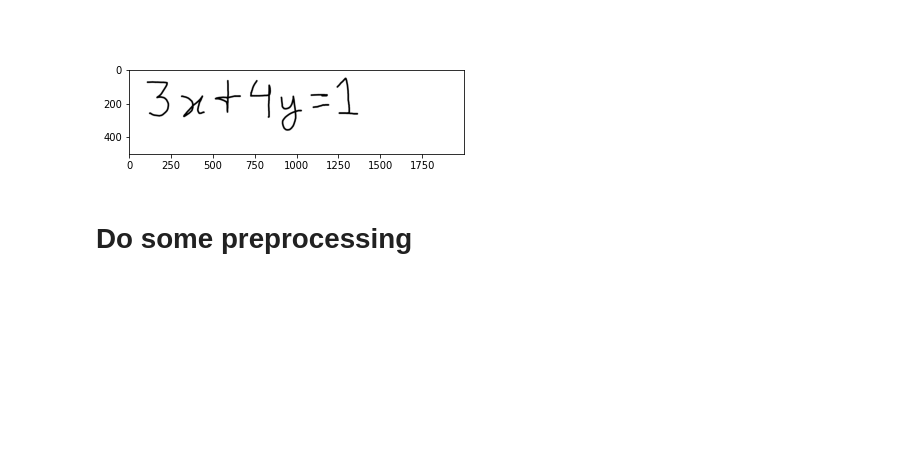
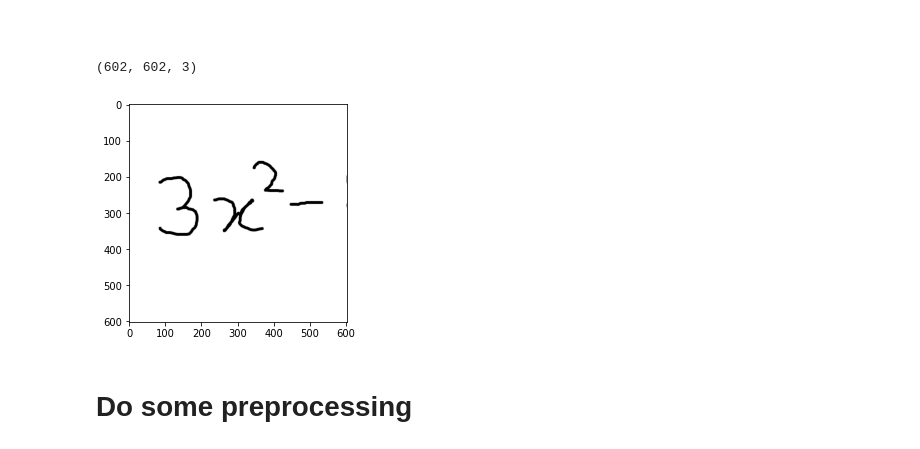
Before and after one commit to Sagyam/HESV-API, a Jupyter notebook: noteboook/Linear-Equation-Segmentation.ipynb, the cells around one changed output. Drawn from its saved outputs; the diff is of its cells as text; code cells hidden in the pictures; blank space fills up the shorter version.

```diff
--- a/noteboook/Linear-Equation-Segmentation.ipynb
+++ b/noteboook/Linear-Equation-Segmentation.ipynb
@@ -82,12 +82,22 @@ def show_prediction_lite(image):
 # Image segmentation
 # %% [markdown]
 #
-# %%
-img_path = '../test_cases/lin_eqn.png'
-image = cv.imread(img_path)
-show_img(image)
-# %% [output]
-[figure, removed]
+# %%
+img_path = './image.png'
+image = cv.imread(img_path,cv.IMREAD_UNCHANGED)
+try:
+    alpha = image[:,:,3]
+    alpha = cv.bitwise_not(alpha)
+    new_image = cv.merge([alpha,alpha,alpha])
+    image = new_image
+except:
+    pass
+finally:
+    print(image.shape)
+    show_img(image)
+# %% [output]
+(602, 602, 3)
+[figure, added]
 # %% [markdown]
 # Do some preprocessing
 # %%
```
Also changed, not shown: parts of 1 cell of this notebook, 1 other file.
